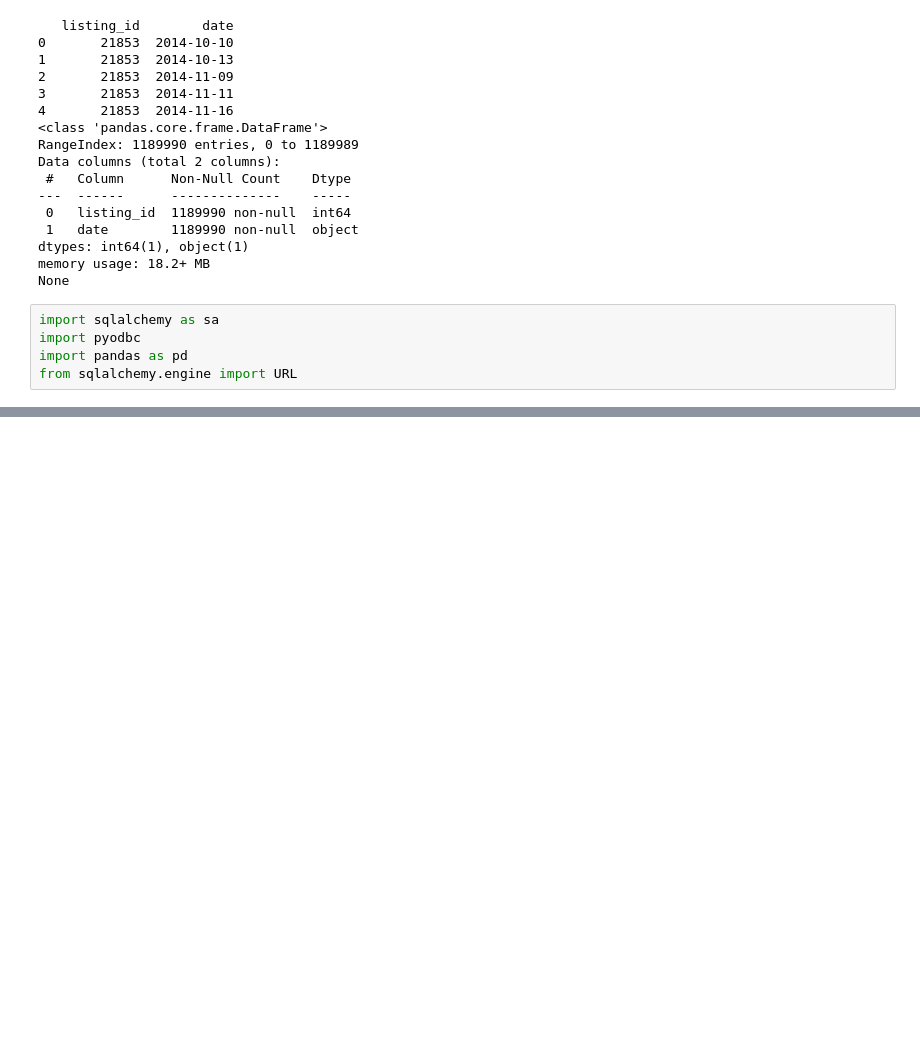
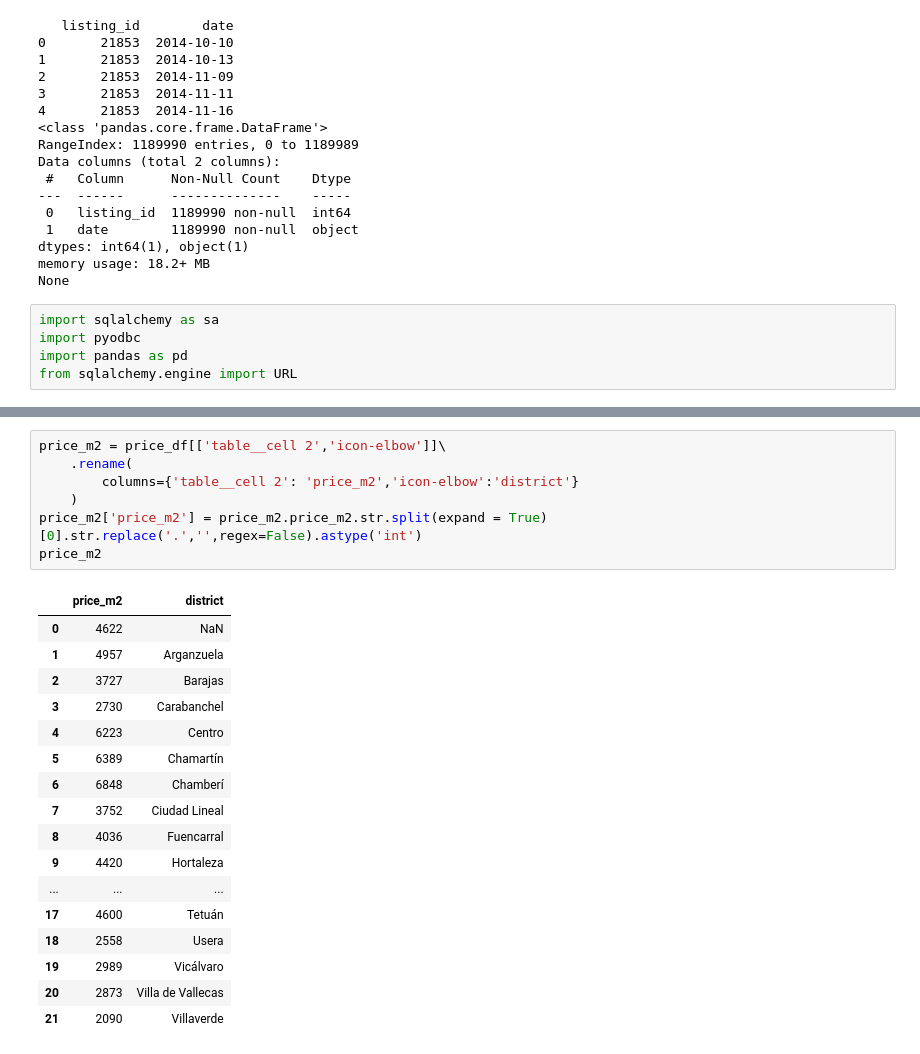
Before and after one commit to JosephChomboM/Tourist-rental-market-analysis, a Jupyter notebook: rental_market.ipynb, the cells around one changed output, grey strips where cells are left out. Cells and saved outputs as stored; diff of their text form; blank space fills up the shorter version.

```diff
--- a/rental_market.ipynb
+++ b/rental_market.ipynb
@@ -122,0 +144,25 @@ Datos cargados exitosamente en SQL Server.
+# %%
+price_m2 = price_df[['table__cell 2','icon-elbow']]\
+    .rename(
+        columns={'table__cell 2': 'price_m2','icon-elbow':'district'}
+    )
+price_m2['price_m2'] = price_m2.price_m2.str.split(expand = True)[0].str.replace('.','',regex=False).astype('int')
+price_m2
+# %% [output]
+|  | price_m2 | district |
+| 0 | 4622 | NaN |
+| 1 | 4957 | Arganzuela |
+| 2 | 3727 | Barajas |
+| 3 | 2730 | Carabanchel |
+| 4 | 6223 | Centro |
+| 5 | 6389 | Chamartín |
+| 6 | 6848 | Chamberí |
+| 7 | 3752 | Ciudad Lineal |
+| 8 | 4036 | Fuencarral |
+| 9 | 4420 | Hortaleza |
+| ... | ... | ... |
+| 17 | 4600 | Tetuán |
+| 18 | 2558 | Usera |
+| 19 | 2989 | Vicálvaro |
+| 20 | 2873 | Villa de Vallecas |
+| 21 | 2090 | Villaverde |
```
Also changed, not shown: parts of 6 cells of this notebook, 2 other files.
